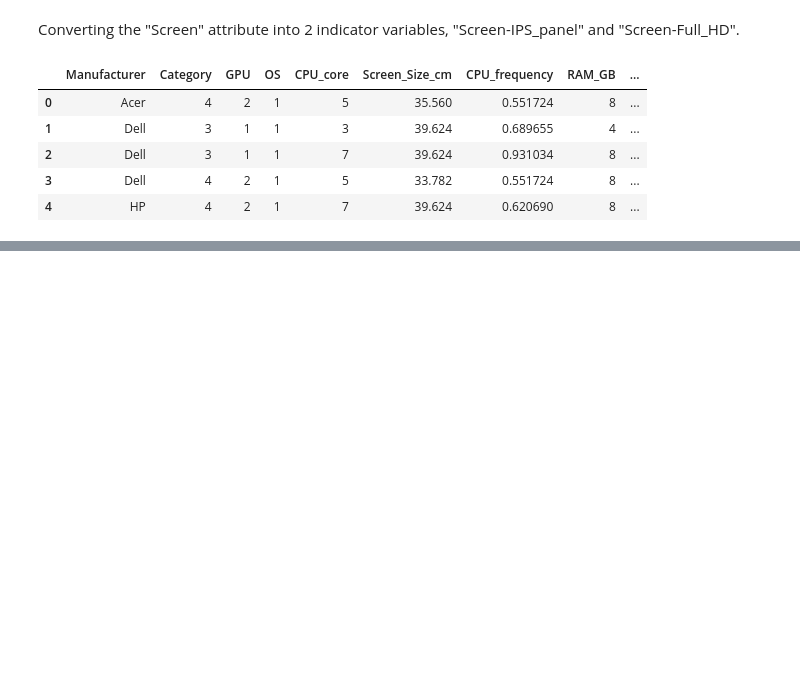
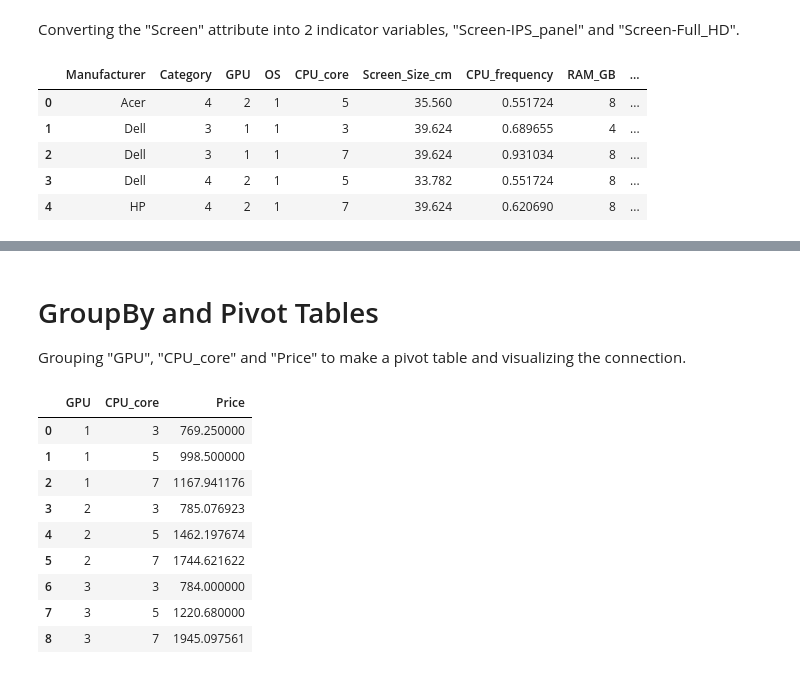
Before and after one commit to mjt-izadi/laptop-price, a Jupyter notebook: laptops_pricing.ipynb, the cells around one changed output, grey strips where cells are left out. Saved outputs shown, nothing was run; the diff lists cells and outputs as text; code cells hidden in the pictures; blank space fills up the shorter version.

```diff
--- a/laptops_pricing.ipynb
+++ b/laptops_pricing.ipynb
@@ -467,0 +192,17 @@ Copyright © 2023 IBM Corporation. All rights reserved.
+# %% [markdown]
+# GroupBy and Pivot Tables
+Grouping "GPU", "CPU_core" and "Price" to make a pivot table and visualizing the connection.
+# %%
+df_grouped = df[["GPU", "CPU_core", "Price"]].groupby(["GPU", "CPU_core"], as_index=False).mean()
+df_grouped
+# %% [output]
+|  | GPU | CPU_core | Price |
+| 0 | 1 | 3 | 769.250000 |
+| 1 | 1 | 5 | 998.500000 |
+| 2 | 1 | 7 | 1167.941176 |
+| 3 | 2 | 3 | 785.076923 |
+| 4 | 2 | 5 | 1462.197674 |
+| 5 | 2 | 7 | 1744.621622 |
+| 6 | 3 | 3 | 784.000000 |
+| 7 | 3 | 5 | 1220.680000 |
+| 8 | 3 | 7 | 1945.097561 |
```
Also changed, not shown: parts of 80 cells of this notebook.
